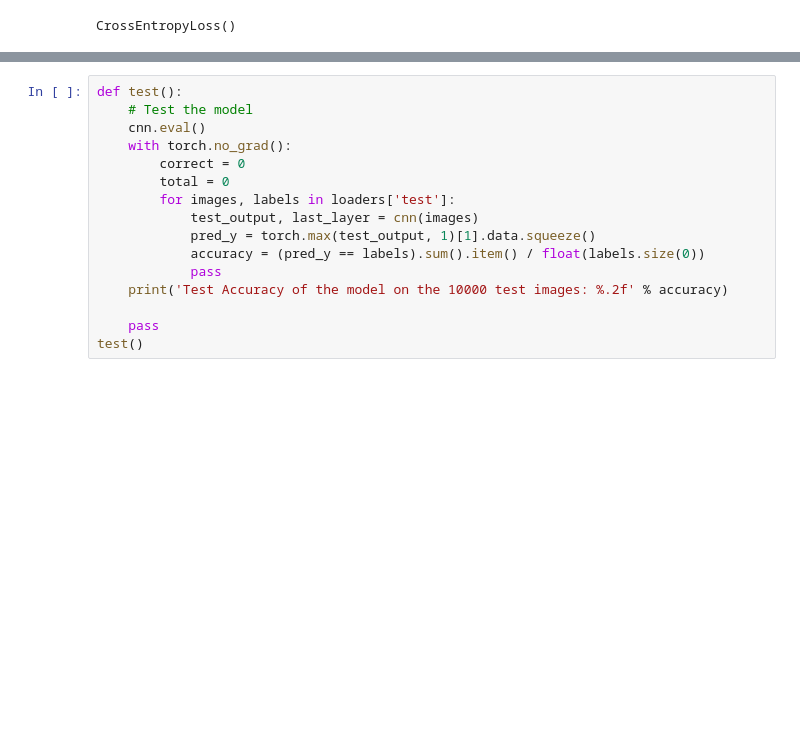
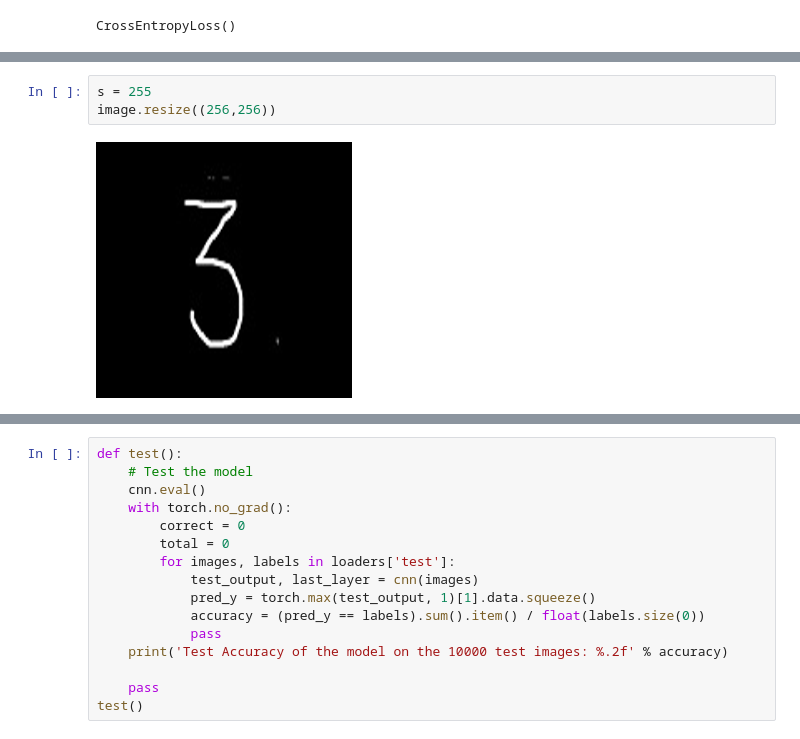
Before and after one commit to BashayerAB/Arabic_OCR, a Jupyter notebook: TrainingMINSTdataset.ipynb, the cells around one changed output, grey strips where cells are left out. Cells and saved outputs as stored; diff of their text form; blank space fills up the shorter version.

```diff
--- a/TrainingMINSTdataset.ipynb
+++ b/TrainingMINSTdataset.ipynb
@@ -227,0 +251,5 @@ Epoch [10/10], Step [600/600], Loss: 0.0368
+# %%
+s = 255
+image.resize((256,256))
+# %% [output]
+[figure, added]
```
Also changed, not shown: parts of 12 cells of this notebook.
